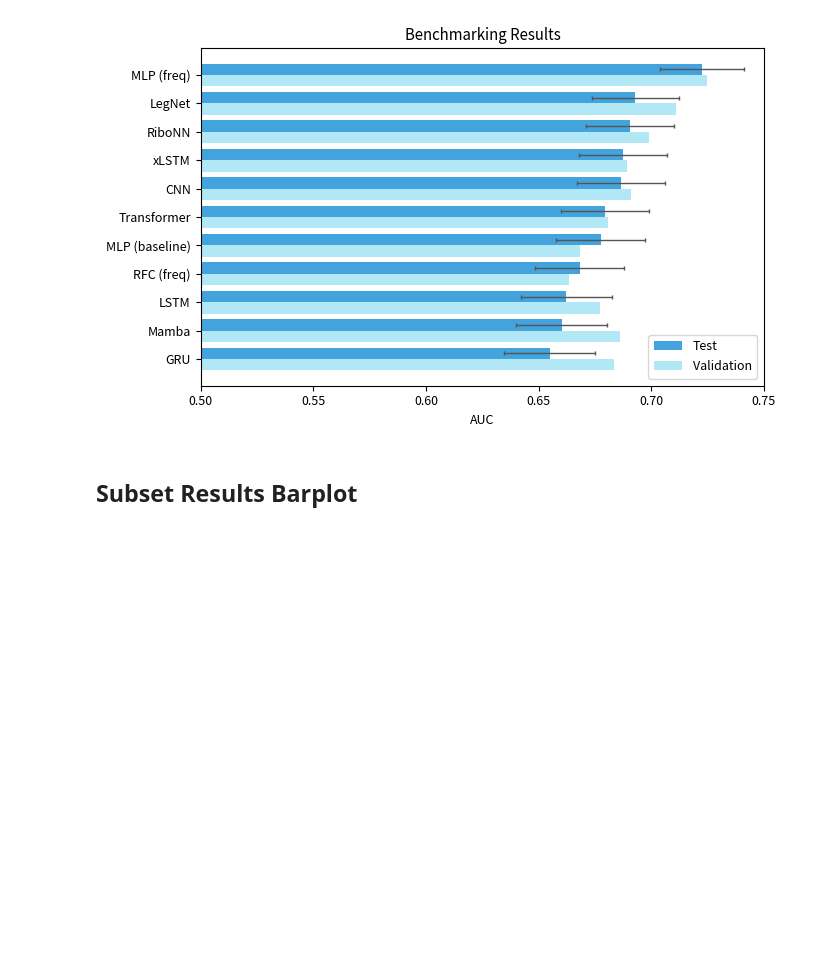
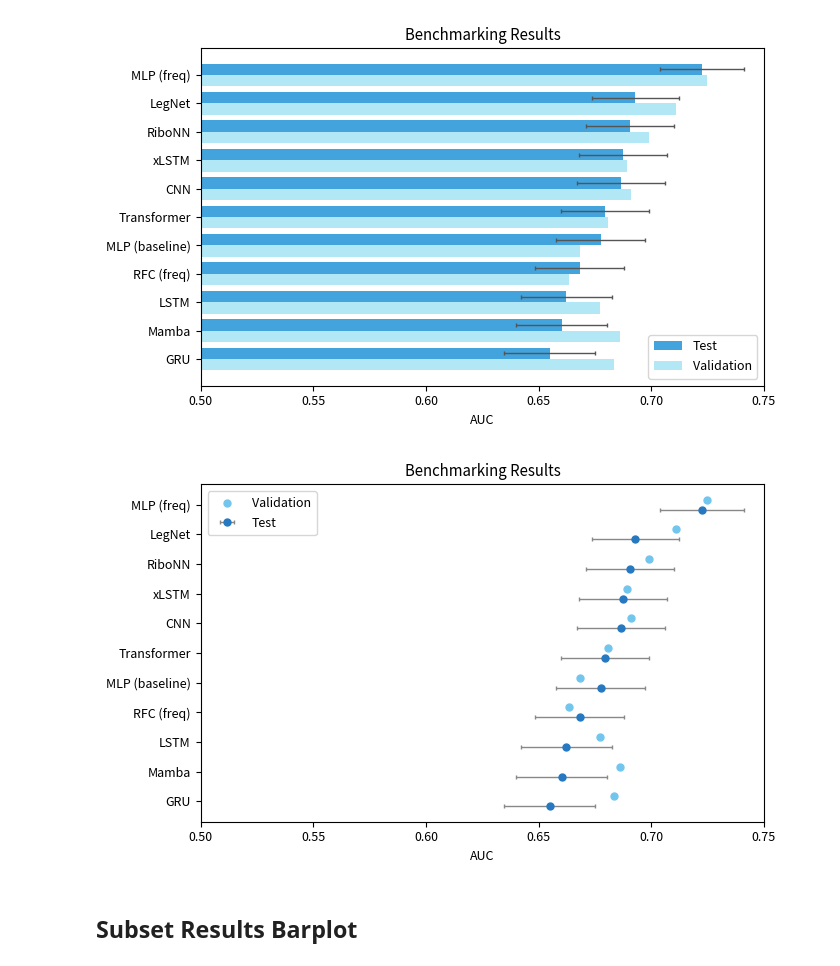
Before and after one commit to f-krause/master-thesis, a Jupyter notebook: visualisation/benchmark_test_results.ipynb, the cells around one changed output. Cells and saved outputs as stored; diff of their text form; code cells hidden in the pictures; blank space fills up the shorter version.

Commit message:
updating jupyter notebooks to add dotblots instead barplots and fixing import of vis_utils

```diff
--- a/visualisation/benchmark_test_results.ipynb
+++ b/visualisation/benchmark_test_results.ipynb
@@ -447,6 +461,54 @@ if STORE:
 plt.show()
 # %% [output]
 [figure]
+# %%
+# Python
+df_barplot = df.sort_values(by="test AUC", ascending=True)
+df_barplot = df_barplot.drop("PTRnet", axis=0)
+
+fig, ax = plt.subplots(figsize=(7, 4.3))
+y = range(len(df_barplot))
+dot_offset = 0.17
+
+# Plot validation AUC dots
+ax.scatter(
+    df_barplot["val AUC (tuning)"],
+    [i + dot_offset for i in y],
+    color=blue_shades[1],
+    label='Validation',
+    s=25
+)
+
+
+# Plot test AUC dots with error bars
+ax.errorbar(
+    df_barplot["test AUC"],
+    [i - dot_offset for i in y],
+    xerr=[df_barplot["test AUC"] - df_barplot["test AUC CI lower"], df_barplot["test AUC CI upper"] - df_barplot["test AUC"]],
+    fmt='o',
+    color=blue_shades[3],
+    label='Test',
+    ecolor='#888888',
+    elinewidth=1,
+    capsize=1.5,
+    markersize=5
+)
+
+# Labels and legend
+ax.set_yticks(y)
+ax.set_yticklabels(df_barplot.index)
+ax.set_xlabel("AUC")
+ax.set_title("Benchmarking Results")
+ax.legend()
+ax.set_xlim(0.5, max(df_barplot["val AUC (tuning)"].max(), df_barplot["test AUC"].max()) * 1.035)
+plt.tight_layout()
+
+if STORE:
+    plt.savefig(os.getenv("OUTPUT_DIR") + f"/benchmark_dotplot.pdf", format="pdf", bbox_inches="tight")
+
+plt.show()
+# %% [output]
+[figure, added]
 # %% [markdown]
 ## Subset Results Barplot
 # %%
```
Also changed, not shown: parts of 3 cells of this notebook, 9 other files.
